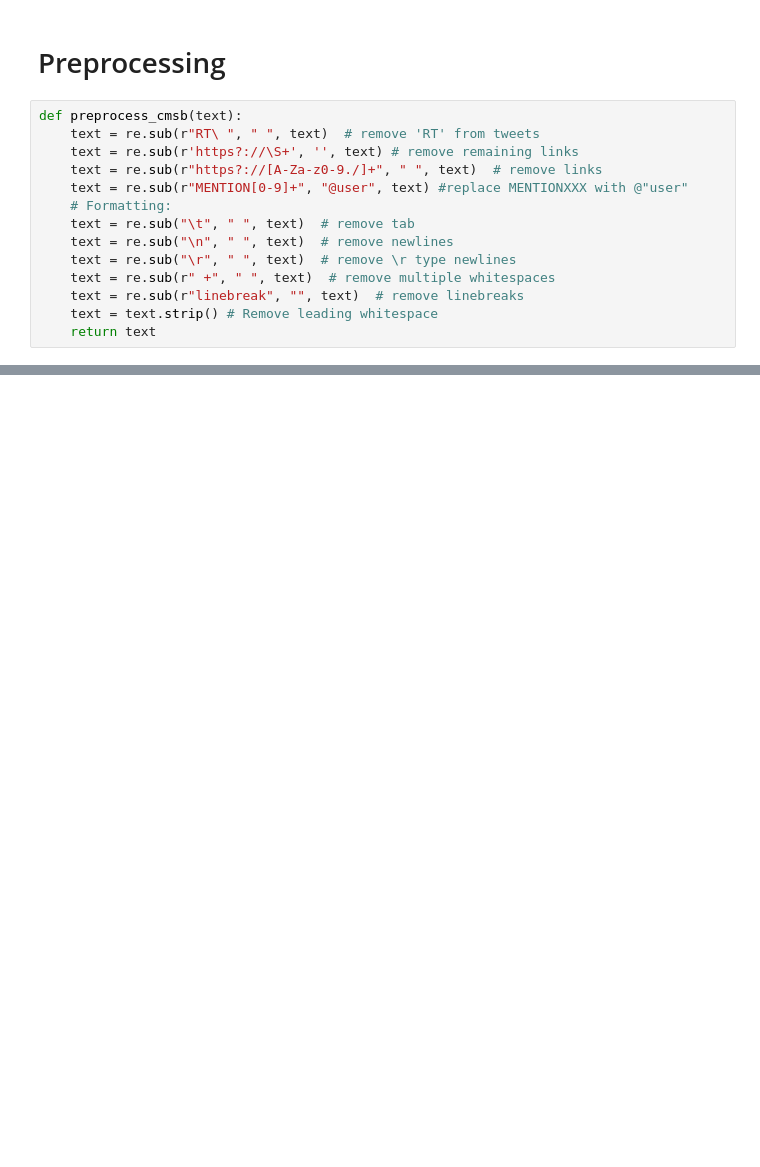
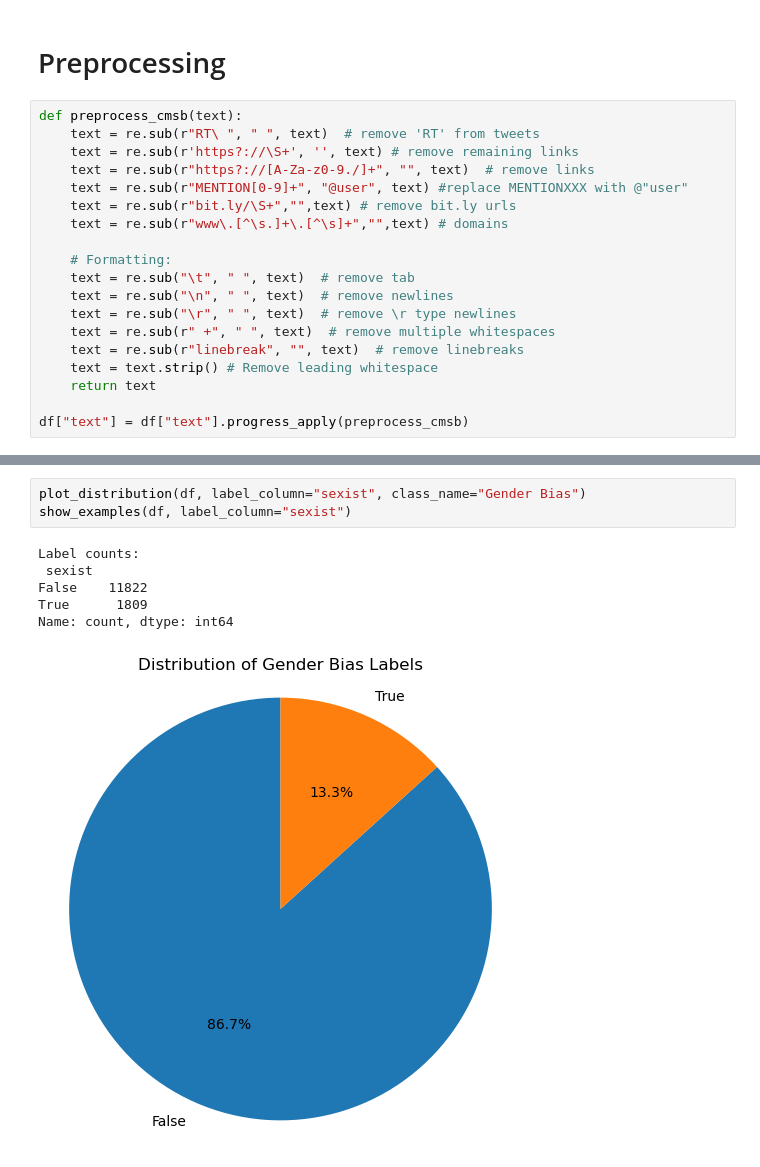
Before and after one commit to TomSOWI/thesis-datasets, a Jupyter notebook: CMSB/create_dataset.ipynb, the cells around one changed output, grey strips where cells are left out. Saved outputs shown, nothing was run; the diff lists cells and outputs as text; blank space fills up the shorter version.

```diff
--- a/CMSB/create_dataset.ipynb
+++ b/CMSB/create_dataset.ipynb
@@ -42,8 +62,11 @@ df.head()
 def preprocess_cmsb(text):
     text = re.sub(r"RT\ ", " ", text)  # remove 'RT' from tweets
     text = re.sub(r'https?://\S+', '', text) # remove remaining links
-    text = re.sub(r"https?://[A-Za-z0-9./]+", " ", text)  # remove links
+    text = re.sub(r"https?://[A-Za-z0-9./]+", "", text)  # remove links
     text = re.sub(r"MENTION[0-9]+", "@user", text) #replace MENTIONXXX with @"user"
+    text = re.sub(r"bit.ly/\S+","",text) # remove bit.ly urls
+    text = re.sub(r"www\.[^\s.]+\.[^\s]+","",text) # domains
+
     # Formatting:
     text = re.sub("\t", " ", text)  # remove tab
     text = re.sub("\n", " ", text)  # remove newlines
@@ -52,3 +75,5 @@ def preprocess_cmsb(text):
     text = re.sub(r"linebreak", "", text)  # remove linebreaks
     text = text.strip() # Remove leading whitespace
     return text
+
+df["text"] = df["text"].progress_apply(preprocess_cmsb)
@@ -56,0 +102,10 @@ df["text"] = df["text"].progress_apply(preprocess_cmsb)
+# %%
+plot_distribution(df, label_column="sexist", class_name="Gender Bias")
+show_examples(df, label_column="sexist")
+# %% [output]
+Label counts:
+ sexist
+False    11822
+True      1809
+Name: count, dtype: int64
+[figure, added]
```
Also changed, not shown: parts of 20 cells of this notebook, 15 other files.
